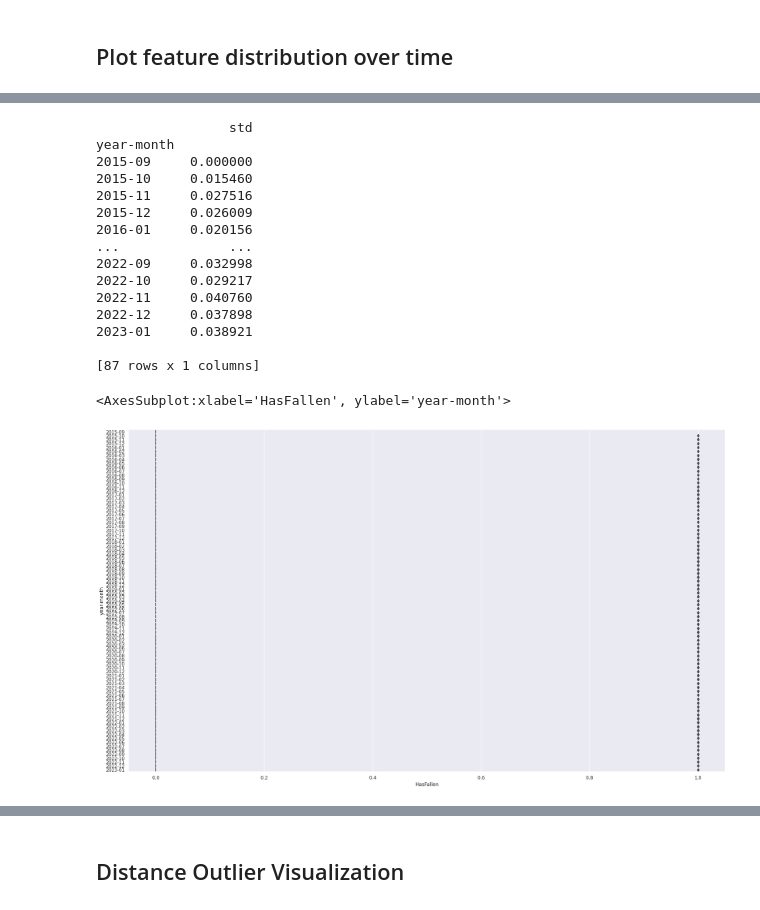
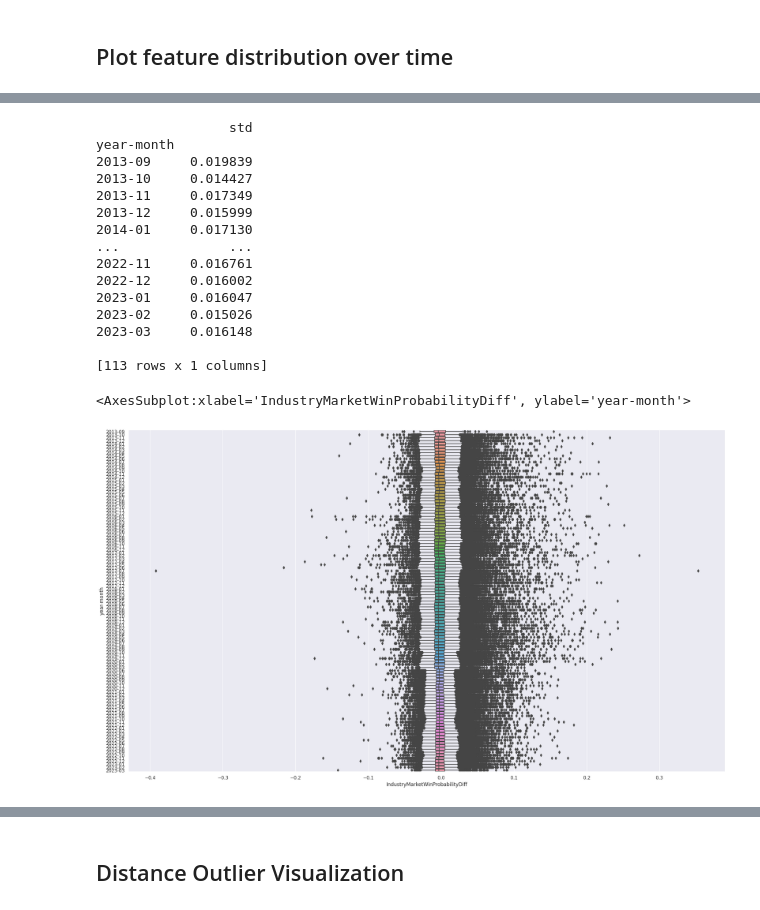
Before and after one commit to Dateb/WageringSystem, a Jupyter notebook: notebooks/EDA.ipynb, the cells around one changed output, grey strips where cells are left out. Cells and saved outputs as stored; diff of their text form; code cells hidden in the pictures.

```diff
--- a/notebooks/EDA.ipynb
+++ b/notebooks/EDA.ipynb
@@ -36,33 +34,33 @@ races_df[races_df["race_id"] == 4982427]
 # %%
-COLUMN_NAME = "HasFallen"
+COLUMN_NAME = "IndustryMarketWinProbabilityDiff"
 TIME_INTERVAL = "year-month"
 
 races_df["year-month"] = races_df["date_time"].astype(str).str[:7]
 races_df["date"] = pd.to_datetime(races_df["date_time"], format='%Y-%m-%d')
 races_df["dayofweek"] = races_df["date"].dt.dayofweek.astype(str)
 races_df["hour"] = races_df["date"].dt.hour.astype(str)
 races_df["minute"] = races_df["date"].dt.minute.astype(str)
 races_df["month"] = races_df["date"].dt.month.astype(str)
 
 print(races_df.groupby([TIME_INTERVAL]).agg(std=(COLUMN_NAME, "std")))
 
 sns.set(rc={'figure.figsize':(26,15)})
 sns.boxplot(data=races_df, x=COLUMN_NAME, y=TIME_INTERVAL)
 # %% [output]
                  std
 year-month
-2015-09     0.000000
-2015-10     0.015460
-2015-11     0.027516
-2015-12     0.026009
-2016-01     0.020156
+2013-09     0.019839
+2013-10     0.014427
+2013-11     0.017349
+2013-12     0.015999
+2014-01     0.017130
 ...              ...
-2022-09     0.032998
-2022-10     0.029217
-2022-11     0.040760
-2022-12     0.037898
-2023-01     0.038921
+2022-11     0.016761
+2022-12     0.016002
+2023-01     0.016047
+2023-02     0.015026
+2023-03     0.016148
 
-[87 rows x 1 columns]
+[113 rows x 1 columns]
-<AxesSubplot:xlabel='HasFallen', ylabel='year-month'>
+<AxesSubplot:xlabel='IndustryMarketWinProbabilityDiff', ylabel='year-month'>
-[figure, old version]
+[figure, new version]
```
Also changed, not shown: parts of 4 cells of this notebook, 20 other files.
